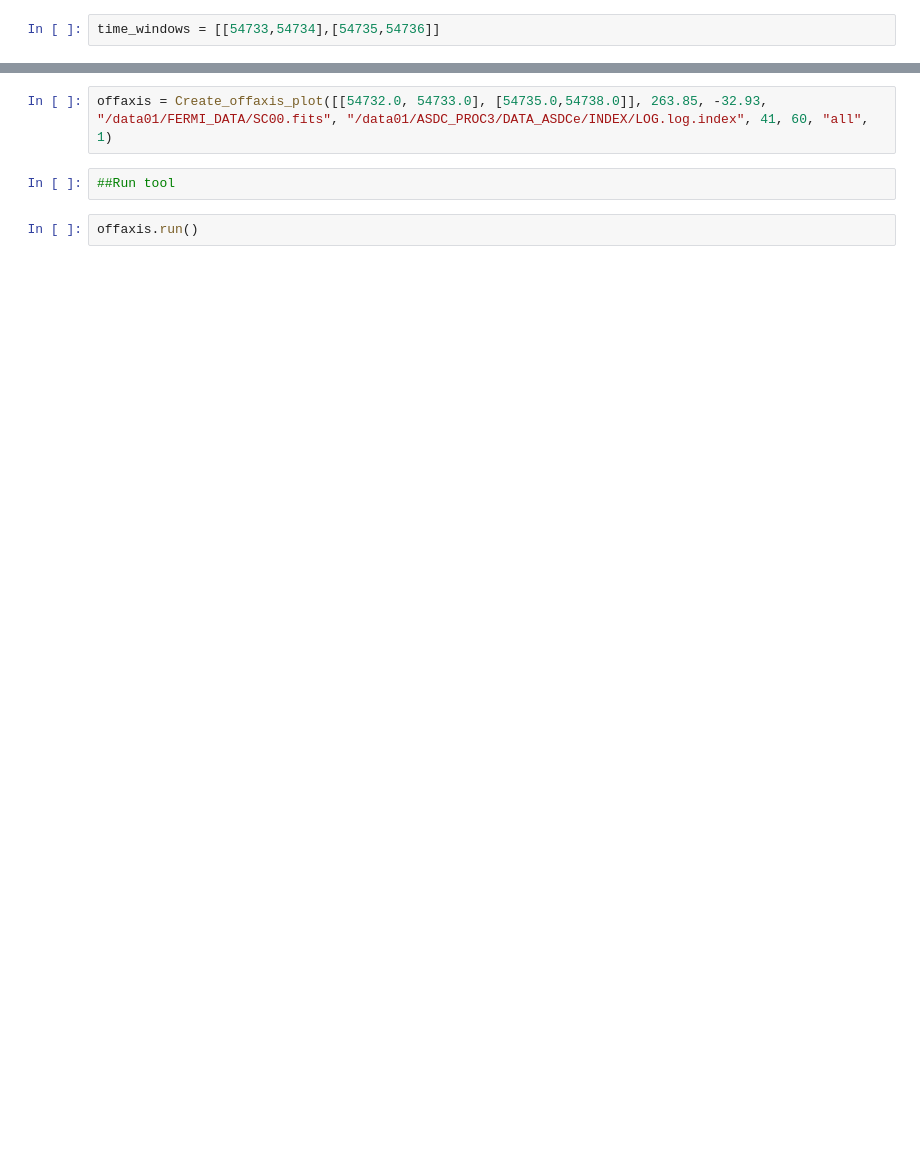
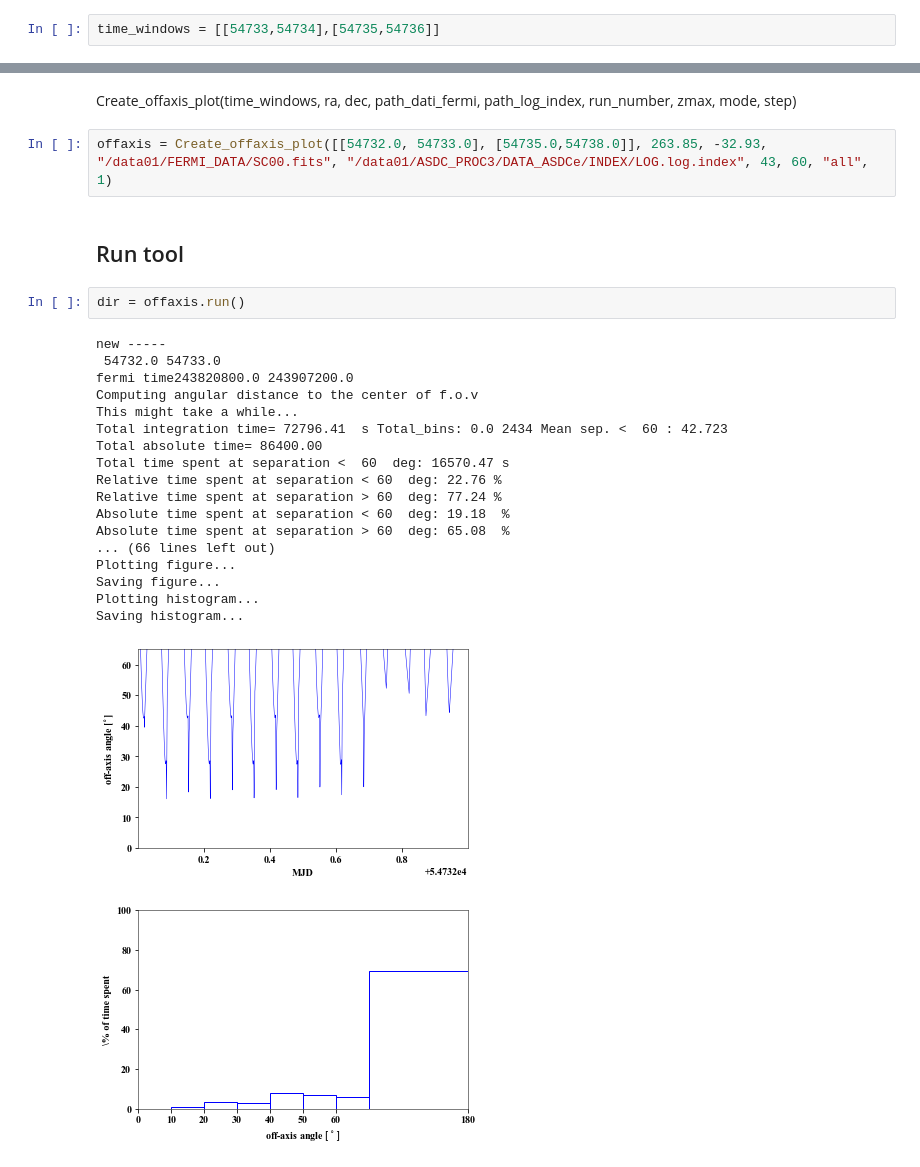
Before and after one commit to AGILESCIENCE/Agilepy, a Jupyter notebook: agilepy/external_packages/offaxis/Offaxis Test.ipynb, the cells around one changed output, grey strips where cells are left out. Saved outputs shown, nothing was run; the diff lists cells and outputs as text; blank space fills up the shorter version.

```diff
--- a/agilepy/external_packages/offaxis/Offaxis Test.ipynb
+++ b/agilepy/external_packages/offaxis/Offaxis Test.ipynb
@@ -15,6 +13,28 @@ Create_offaxis_plot(time_windows, ra, dec, path_dati_fermi, path_log_index, run_
+# %% [markdown]
+Create_offaxis_plot(time_windows, ra, dec, path_dati_fermi, path_log_index, run_number, zmax, mode, step)
 # %%
-offaxis = Create_offaxis_plot([[54732.0, 54733.0], [54735.0,54738.0]], 263.85, -32.93, "/data01/FERMI_DATA/SC00.fits", "/data01/ASDC_PROC3/DATA_ASDCe/INDEX/LOG.log.index", 41, 60, "all", 1)
+offaxis = Create_offaxis_plot([[54732.0, 54733.0], [54735.0,54738.0]], 263.85, -32.93, "/data01/FERMI_DATA/SC00.fits", "/data01/ASDC_PROC3/DATA_ASDCe/INDEX/LOG.log.index", 43, 60, "all", 1)
-# %%
-##Run tool
-# %%
-offaxis.run()
+# %% [markdown]
+## Run tool
+# %%
+dir = offaxis.run()
+# %% [output]
+new -----
+ 54732.0 54733.0
+fermi time243820800.0 243907200.0
+Computing angular distance to the center of f.o.v
+This might take a while...
+Total integration time= 72796.41  s Total_bins: 0.0 2434 Mean sep. <  60 : 42.723
+Total absolute time= 86400.00
+Total time spent at separation <  60  deg: 16570.47 s
+Relative time spent at separation < 60  deg: 22.76 %
+Relative time spent at separation > 60  deg: 77.24 %
+Absolute time spent at separation < 60  deg: 19.18  %
+Absolute time spent at separation > 60  deg: 65.08  %
+... (66 lines left out)
+Plotting figure...
+Saving figure...
+Plotting histogram...
+Saving histogram...
+[figure, added]
+[figure, added]
```
Also changed, not shown: parts of 11 cells of this notebook.
